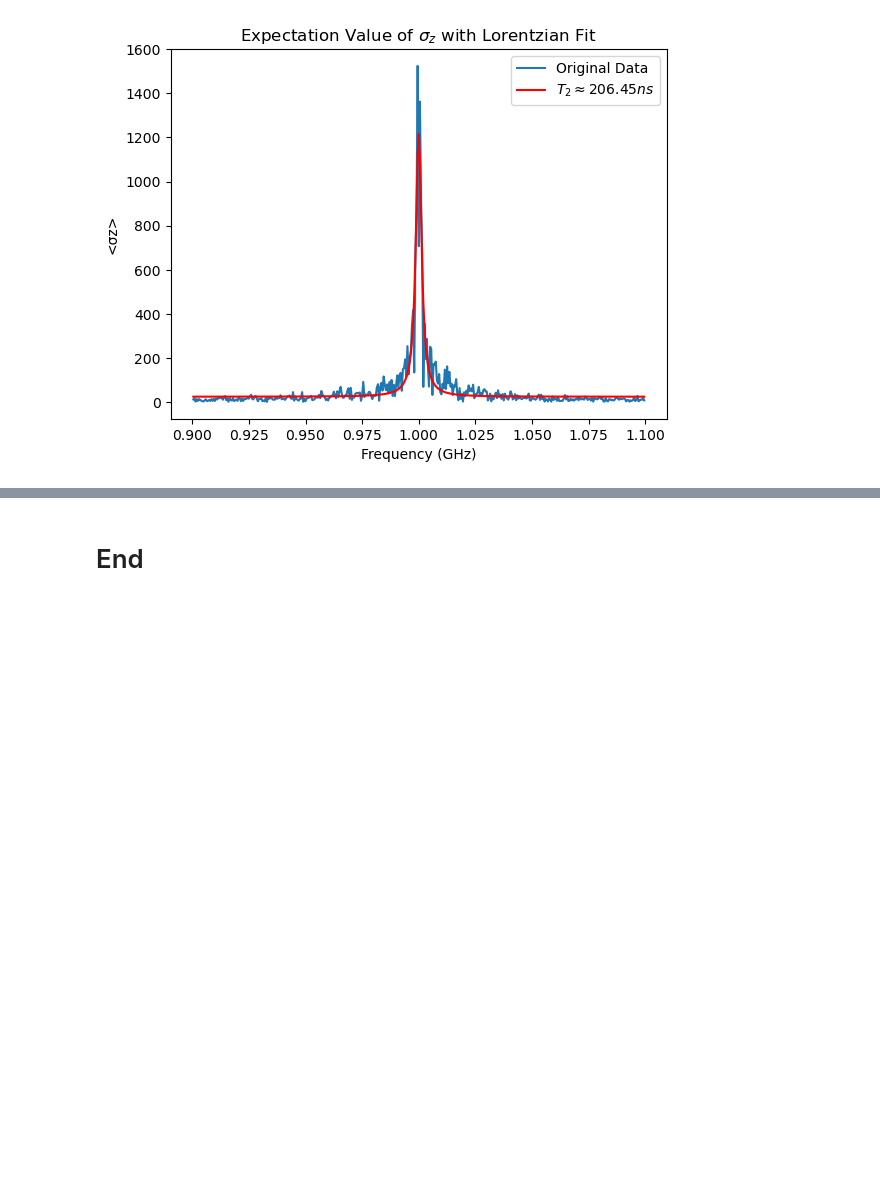
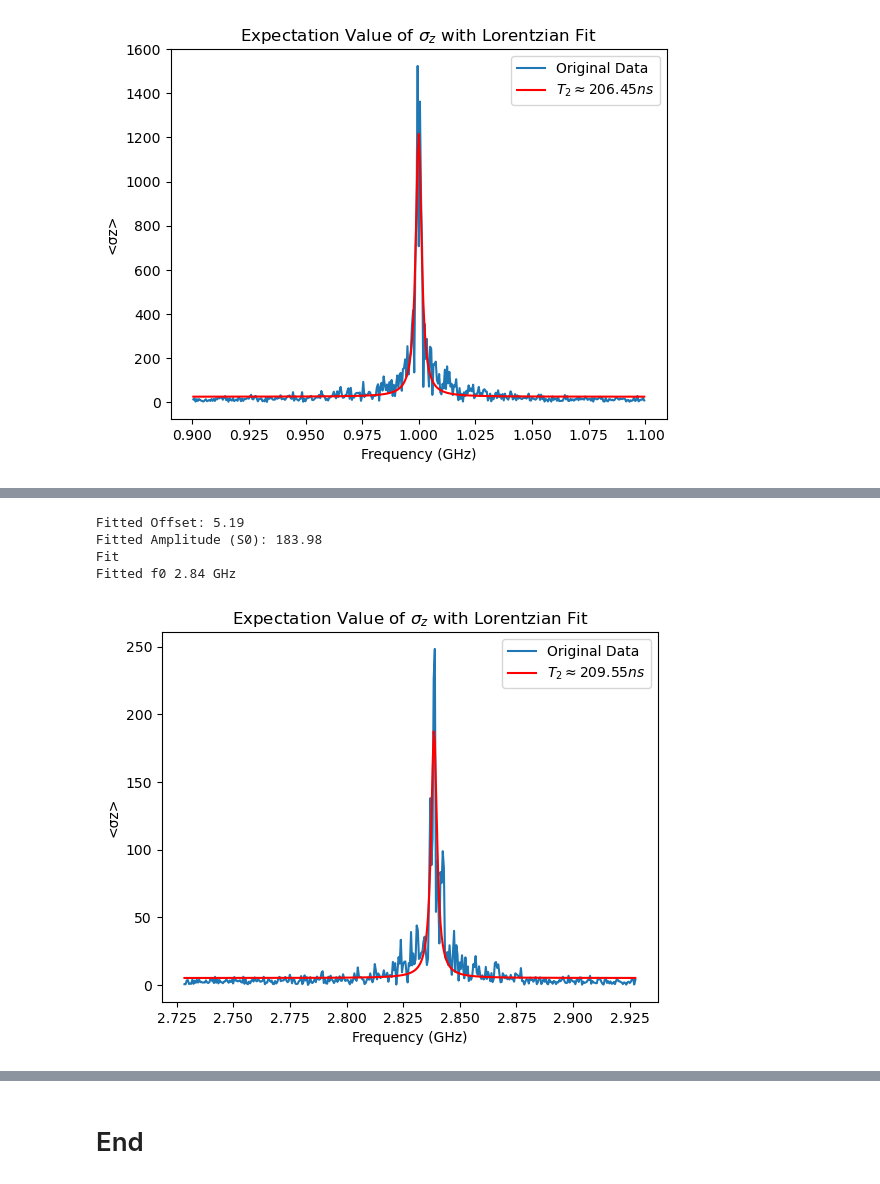
Before and after one commit to Danielgb23/superconducting_qubit_3, a Jupyter notebook: qubit_tls_white_noise.ipynb, the cells around one changed output, grey strips where cells are left out. Cells and saved outputs as stored; diff of their text form; code cells hidden in the pictures; blank space fills up the shorter version.

```diff
--- a/qubit_tls_white_noise.ipynb
+++ b/qubit_tls_white_noise.ipynb
@@ -787,0 +828,8 @@ Fitted f0 1.00 GHz
+# %%
+lorenztian_fit2(t, exp[2], T2_1, peak=peak,zoom=0.1)
+# %% [output]
+Fitted Offset: 5.19
+Fitted Amplitude (S0): 183.98
+Fit
+Fitted f0 2.84 GHz
+[figure, added]
```
Also changed, not shown: parts of 15 cells of this notebook, 10 other files.
